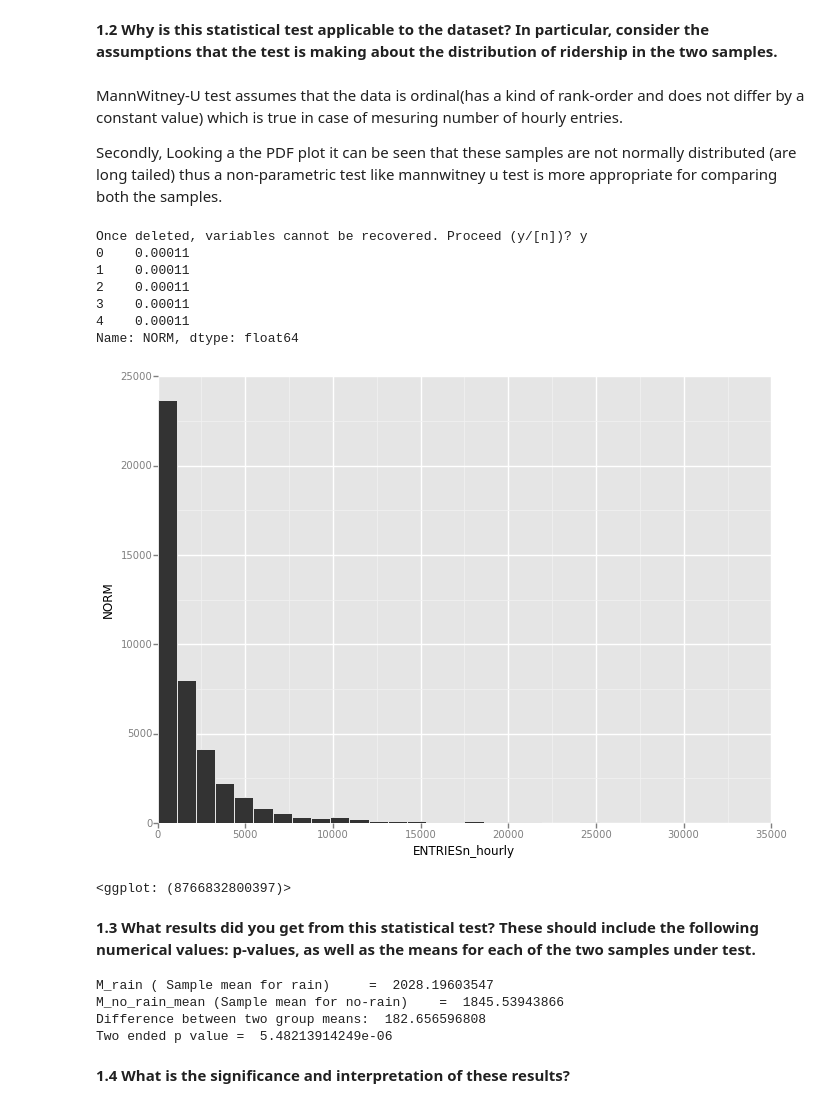
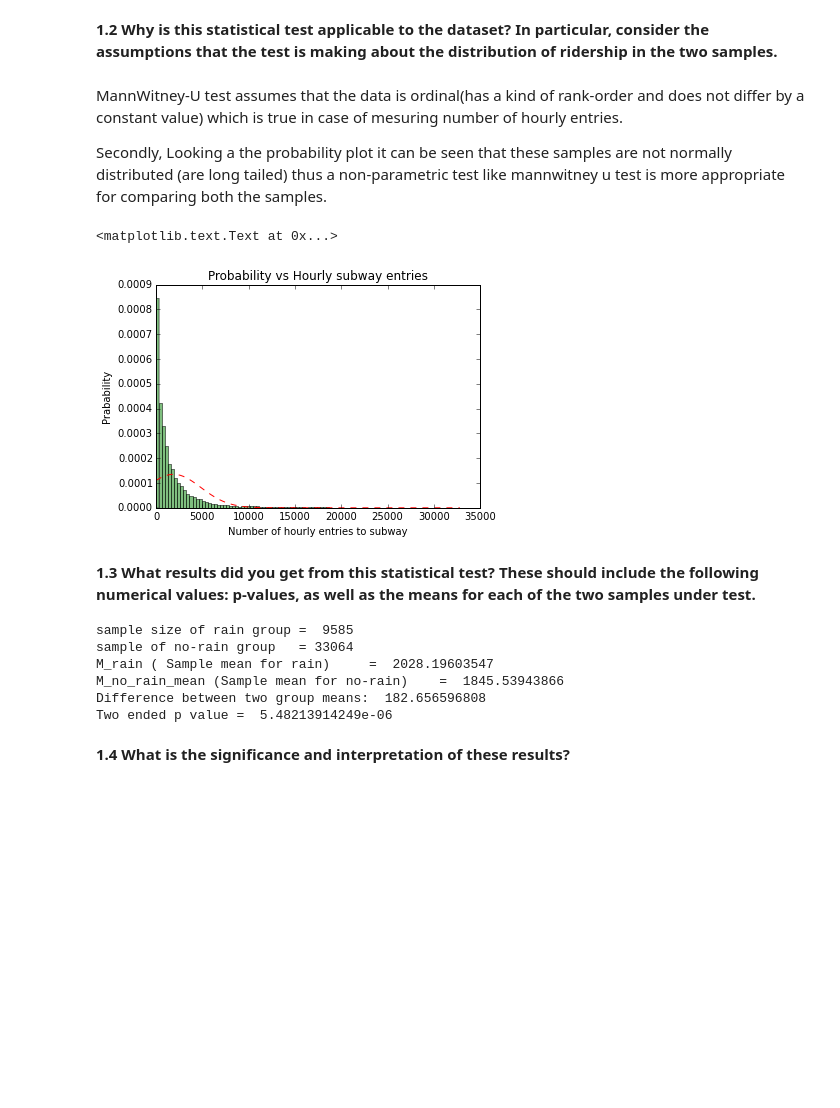
Before and after one commit to inderpreetb/project1-AnalysisOfSubwayData, a Jupyter notebook: assignment.ipynb, the cells around one changed output. Saved outputs shown, nothing was run; the diff lists cells and outputs as text; code cells hidden in the pictures; blank space fills up the shorter version.

```diff
--- a/assignment.ipynb
+++ b/assignment.ipynb
@@ -37,44 +56,35 @@ The p-critical value (p) <= 0.05
 
 MannWitney-U test assumes that the data is ordinal(has a kind of rank-order and does not differ by a constant value) which is true in case of mesuring number of hourly entries.
 
-Secondly, Looking a the PDF plot it can be seen that these samples are not normally distributed (are long tailed) thus a non-parametric test like mannwitney u test is more appropriate for comparing both the samples.
+Secondly, Looking a the probability plot it can be seen that these samples are not normally distributed (are long tailed) thus a non-parametric test like mannwitney u test is more appropriate for comparing both the samples.
 # %%
 
 """
 Code to read the subway data and plot a graph for a probility density function
 """
-%reset
 import pandas
 from ggplot import *
 import matplotlib.mlab as mlab
+import matplotlib.pyplot as plt
 import scipy
+import matplotlib.colors  as col
+import matplotlib
 %matplotlib inline
 
 filename = r'turnstile_weather_v2.csv'  # turnstile_data_master_with_weather.csv
 data_nyc = pandas.read_csv(filename)
 
 col0 = 'ENTRIESn_hourly'
-data_nyc['NORM'] = mlab.normpdf(data_nyc[col0], data_nyc[col0].mean(), data_nyc[col0].std())
-def fill_rain(x):
-    if x==0:
-        return 'NO RAIN'
-    else:
-        return 'RAIN'
-
-print data_nyc['NORM'].head()
-data_nyc['Normalized Rain'] = data_nyc['rain'].apply(fill_rain)
-a = ggplot(aes(x=col0, y='NORM'), data_nyc) + geom_histogram()
-print a
+n,bins,patches = plt.hist(data_nyc[col0], 100,  normed=1, facecolor='green', alpha=0.5)
+y = mlab.normpdf(bins, data_nyc[col0].mean(), data_nyc[col0].std() )
+plt.plot(bins,y, 'r--')
+plt.subplots_adjust(left=0.15)
+plt.xlabel('Number of hourly entries to subway')
+plt.ylabel('Prabability')
+plt.title('Probability vs Hourly subway entries')
 # %% [output]
-Once deleted, variables cannot be recovered. Proceed (y/[n])? y
-0    0.00011
-1    0.00011
-2    0.00011
-3    0.00011
-4    0.00011
-Name: NORM, dtype: float64
+<matplotlib.text.Text at 0x...>
-[figure, old version]
+[figure, new version]
-<ggplot: (8766832800397)>
 # %% [markdown]
 <b>
 1.3 What results did you get from this statistical test? These should include the following numerical values: p-values, as well as the means for each of the two samples under test. </b>
@@ -87,12 +97,16 @@ no_rain_data = data_nyc[data_nyc.rain == 0]
 #rain_data.fillna(0)
 #no_rain_data.fillna(0)
 rain_data.describe()
+print 'sample size of rain group = ', len(rain_data)
+print 'sample of no-rain group   =', len(no_rain_data)
 U,p =  scipy.stats.mannwhitneyu(no_rain_data[col0], rain_data[col0])
 print 'M_rain ( Sample mean for rain)     = ', rain_data[col0].mean()
 print 'M_no_rain_mean (Sample mean for no-rain)    = ', no_rain_data[col0].mean()
 print 'Difference between two group means: ',  rain_data[col0].mean()-no_rain_data[col0].mean()
 print 'Two ended p value = ', p*2
 # %% [output]
+sample size of rain group =  9585
+sample of no-rain group   = 33064
 M_rain ( Sample mean for rain)     =  2028.19603547
 M_no_rain_mean (Sample mean for no-rain)    =  1845.53943866
 Difference between two group means:  182.656596808
```
Also changed, not shown: parts of 21 cells of this notebook.
